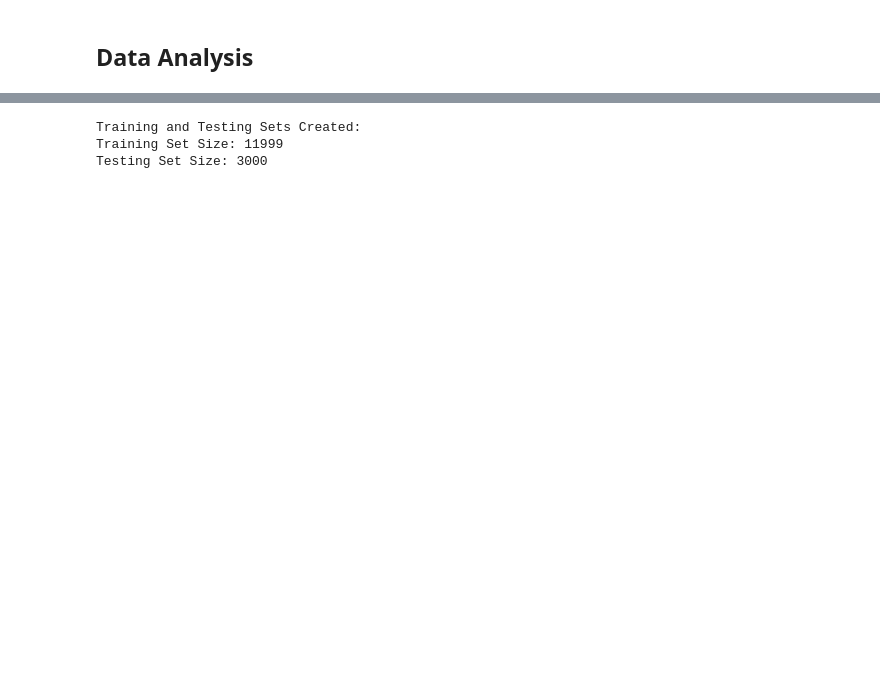
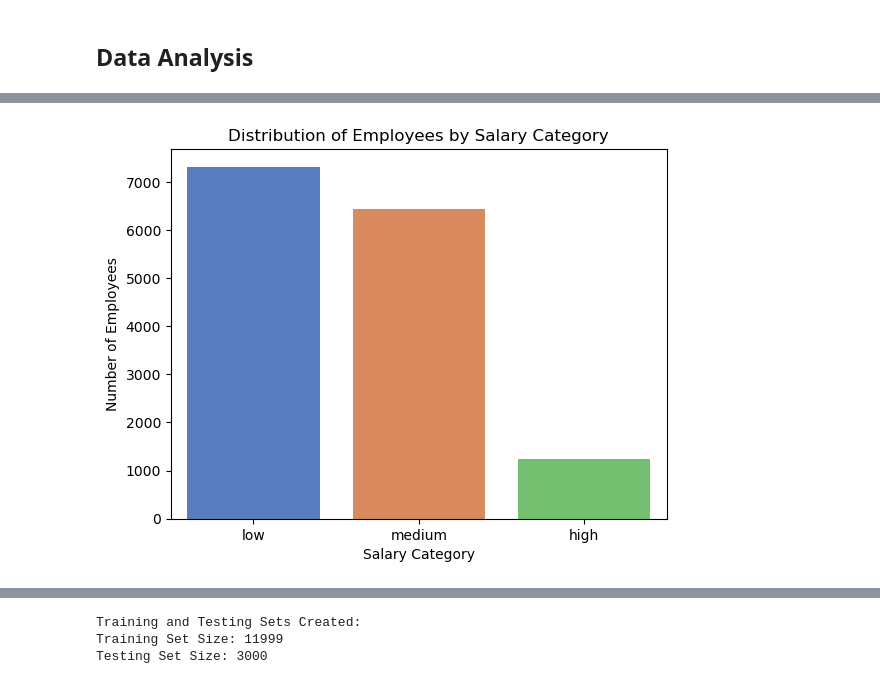
Before and after one commit to 2024-FALL-DSC-412-001/DSC412-project-joanna-john, a Jupyter notebook: DSC412_001_FA24_M3_jljohn.ipynb, the cells around one changed output, grey strips where cells are left out. Cells and saved outputs as stored; diff of their text form; code cells hidden in the pictures; blank space fills up the shorter version.

```diff
--- a/DSC412_001_FA24_M3_jljohn.ipynb
+++ b/DSC412_001_FA24_M3_jljohn.ipynb
@@ -89,0 +110,18 @@ The logistic regression model was trained using the training dataset, allowing u
+# %%
+import seaborn as sns
+
+# Count the number of employees in each salary category
+salary_counts = df['salary'].value_counts()
+
+# Plot the bar chart
+sns.barplot(x=salary_counts.index, y=salary_counts.values, palette='muted')
+
+# Add labels and title
+plt.title('Distribution of Employees by Salary Category')
+plt.xlabel('Salary Category')
+plt.ylabel('Number of Employees')
+
+# Display the chart
+plt.show()
+# %% [output]
+[figure, added]
```
Also changed, not shown: parts of 50 cells of this notebook, 6 other files.
